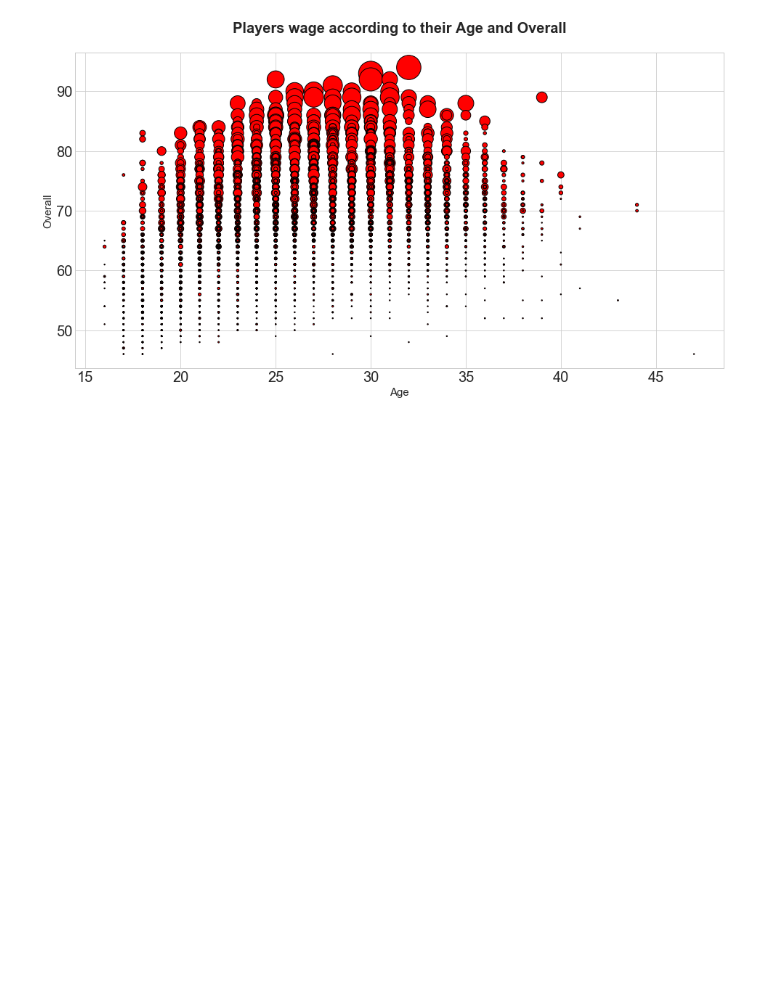
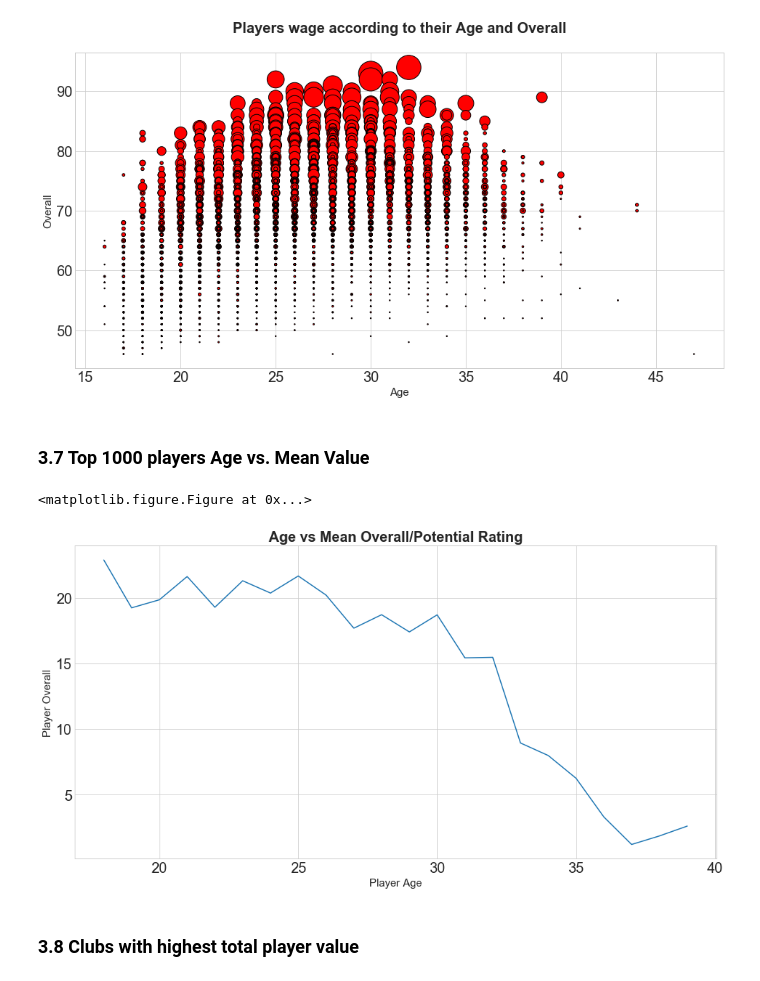
Before and after one commit to SkalskiP/ILearnMachineLearning.py, a Jupyter notebook: 0_Kaggle_projects/Talk_About_Money_FIFA_18_Data_Exploration_With_Python.ipynb, the cells around one changed output. Drawn from its saved outputs; the diff is of its cells as text; code cells hidden in the pictures; blank space fills up the shorter version.

```diff
--- a/0_Kaggle_projects/Talk_About_Money_FIFA_18_Data_Exploration_With_Python.ipynb
+++ b/0_Kaggle_projects/Talk_About_Money_FIFA_18_Data_Exploration_With_Python.ipynb
@@ -279,5 +295,29 @@ plt.scatter(age, overall, s = value/500, edgecolors='black', color="red")
 plt.show()
 # %% [output]
 [figure]
+# %% [markdown]
+### 3.7 Top 1000 players Age vs. Mean Value
+# %%
+top1000 = dataset.head(1000)
+# %%
+top1000 = top1000.groupby("Age").mean().reset_index()[["Age", "ValueNum"]]
+top1000["ValueNum"] = top1000["ValueNum"].apply(lambda x: x/1000000)
+# %%
+top1000_age = top1000['Age'].values
+top1000_value = top1000['ValueNum'].values
+# %%
+plt.figure()
+plt.figure(figsize=(16,8))
+plt.title('Age vs Mean Overall/Potential Rating', fontsize=20, fontweight='bold')
+plt.xlabel('Player Age', fontsize=15)
+plt.ylabel('Player Overall', fontsize=15)
+sns.set_style("whitegrid")
+plt.plot(top1000_age, top1000_value)
+plt.show()
+# %% [output]
+<matplotlib.figure.Figure at 0x...>
+[figure, added]
+# %% [markdown]
+### 3.8 Clubs with highest total player value
 # %%
 total_value = dataset.groupby("Club").sum().sort_values("ValueNum", ascending=False).head(20).reset_index()[["Club", "ValueNum"]]
```
Also changed, not shown: parts of 14 cells of this notebook.
